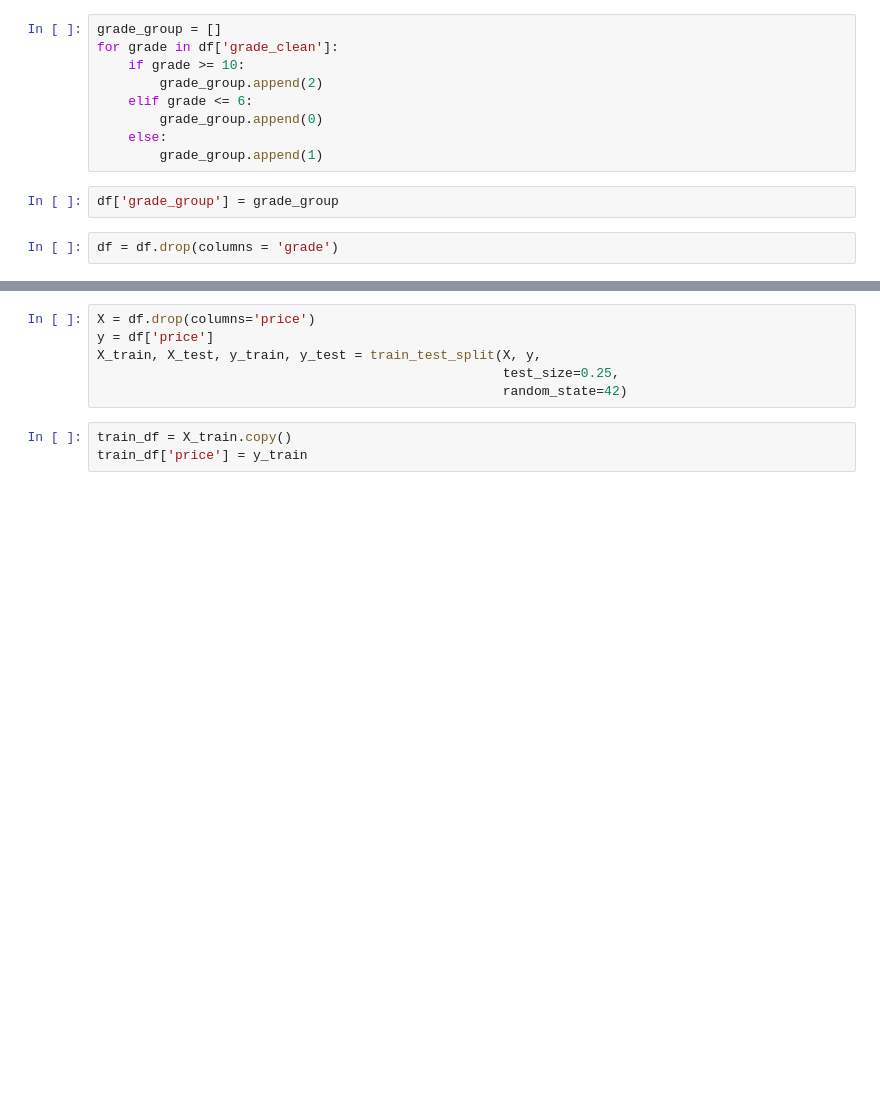
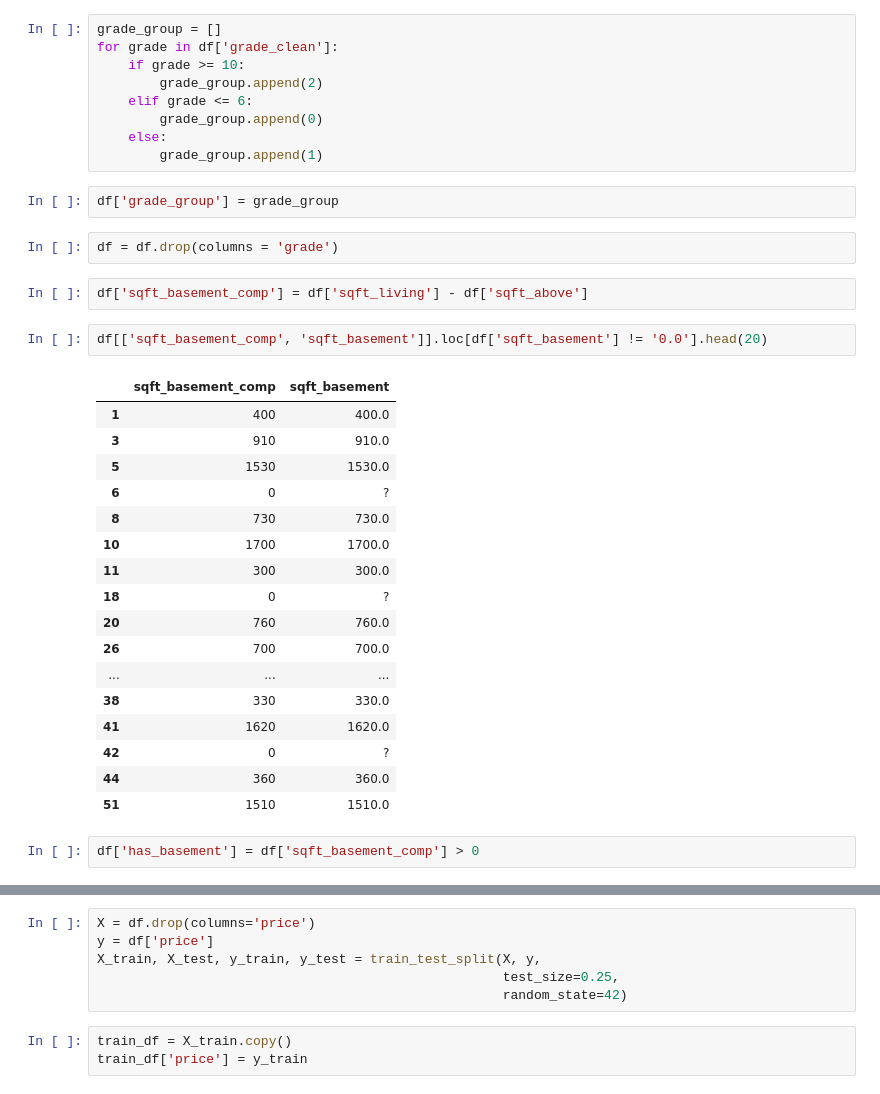
Before and after one commit to CoopaM/Phase-2-Project, a Jupyter notebook: Cooper/Cooper Notebook.ipynb, the cells around one changed output, grey strips where cells are left out. Cells and saved outputs as stored; diff of their text form; blank space fills up the shorter version.

```diff
--- a/Cooper/Cooper Notebook.ipynb
+++ b/Cooper/Cooper Notebook.ipynb
@@ -131,3 +131,27 @@ for grade in df['grade_clean']:
 df['grade_group'] = grade_group
 # %%
 df = df.drop(columns = 'grade')
+# %%
+df['sqft_basement_comp'] = df['sqft_living'] - df['sqft_above']
+# %%
+df[['sqft_basement_comp', 'sqft_basement']].loc[df['sqft_basement'] != '0.0'].head(20)
+# %% [output]
+|  | sqft_basement_comp | sqft_basement |
+| 1 | 400 | 400.0 |
+| 3 | 910 | 910.0 |
+| 5 | 1530 | 1530.0 |
+| 6 | 0 | ? |
+| 8 | 730 | 730.0 |
+| 10 | 1700 | 1700.0 |
+| 11 | 300 | 300.0 |
+| 18 | 0 | ? |
+| 20 | 760 | 760.0 |
+| 26 | 700 | 700.0 |
+| ... | ... | ... |
+| 38 | 330 | 330.0 |
+| 41 | 1620 | 1620.0 |
+| 42 | 0 | ? |
+| 44 | 360 | 360.0 |
+| 51 | 1510 | 1510.0 |
+# %%
+df['has_basement'] = df['sqft_basement_comp'] > 0
```
Also changed, not shown: parts of 18 cells of this notebook.
